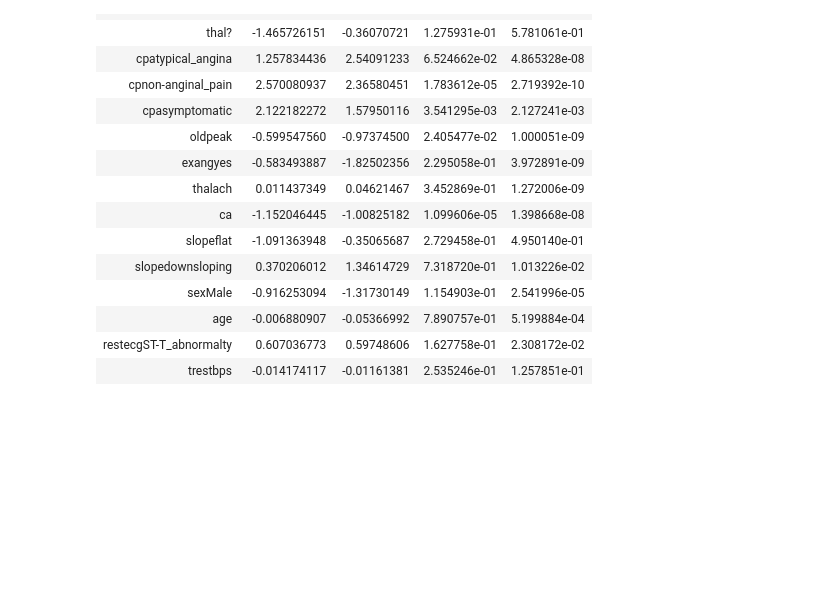
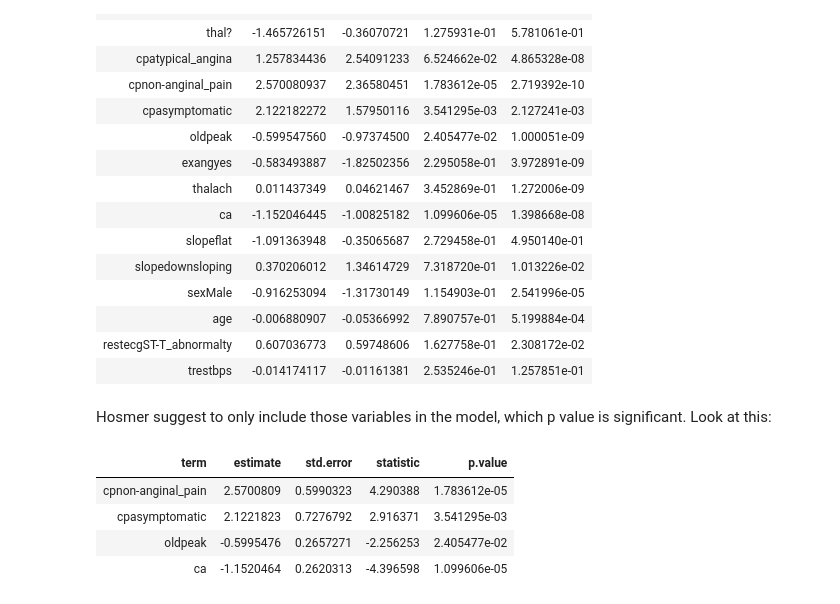
Before and after one commit to felix-ha/heartdisease_uciml, a Jupyter notebook: Model_Building_Hosmer.ipynb, the cells around one changed output. Saved outputs shown, nothing was run; the diff lists cells and outputs as text; code cells hidden in the pictures; blank space fills up the shorter version.

```diff
--- a/Model_Building_Hosmer.ipynb
+++ b/Model_Building_Hosmer.ipynb
@@ -166,3 +166,17 @@ cols(
 | age | -0.006880907 | -0.05366992 | 7.890757e-01 | 5.199884e-04 |
 | restecgST-T_abnormalty | 0.607036773 | 0.59748606 | 1.627758e-01 | 2.308172e-02 |
 | trestbps | -0.014174117 | -0.01161381 | 2.535246e-01 | 1.257851e-01 |
+# %% [markdown]
+Hosmer suggest to only include those variables in the model, which p value is significant. Look at this:
+# %%
+fit <- glm(target ~ thal + cp + oldpeak + exang +thalach + ca + slope
+             + sex + age + restecg + trestbps, data=df, family =binomial(link = "logit"))
+fit_tidy  <- tidy(fit)
+fit_tidy %>%
+    filter(p.value < 0.05)
+# %% [output]
+| term | estimate | std.error | statistic | p.value |
+| cpnon-anginal_pain | 2.5700809 | 0.5990323 | 4.290388 | 1.783612e-05 |
+| cpasymptomatic | 2.1221823 | 0.7276792 | 2.916371 | 3.541295e-03 |
+| oldpeak | -0.5995476 | 0.2657271 | -2.256253 | 2.405477e-02 |
+| ca | -1.1520464 | 0.2620313 | -4.396598 | 1.099606e-05 |
```
Also changed, not shown: parts of 6 cells of this notebook.
